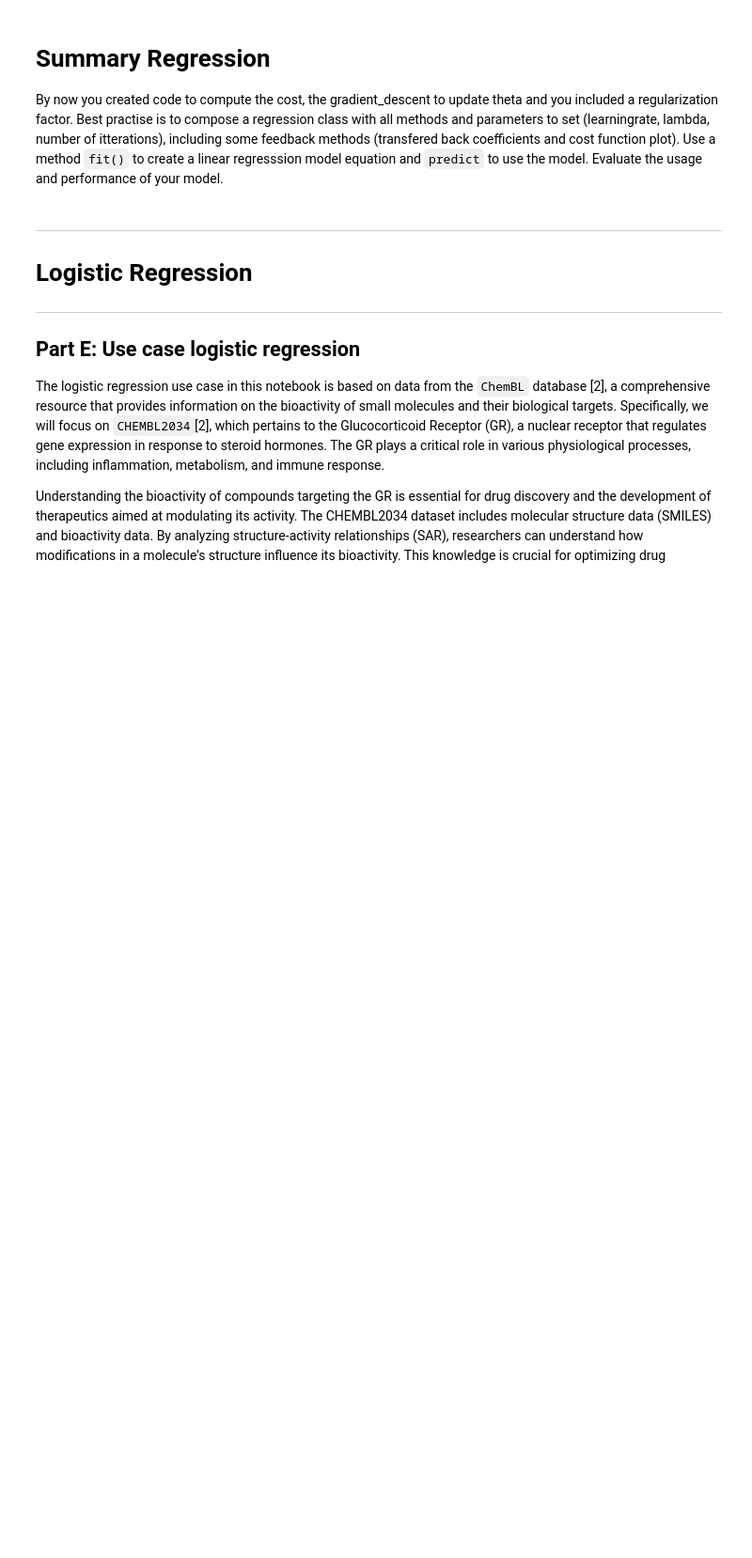
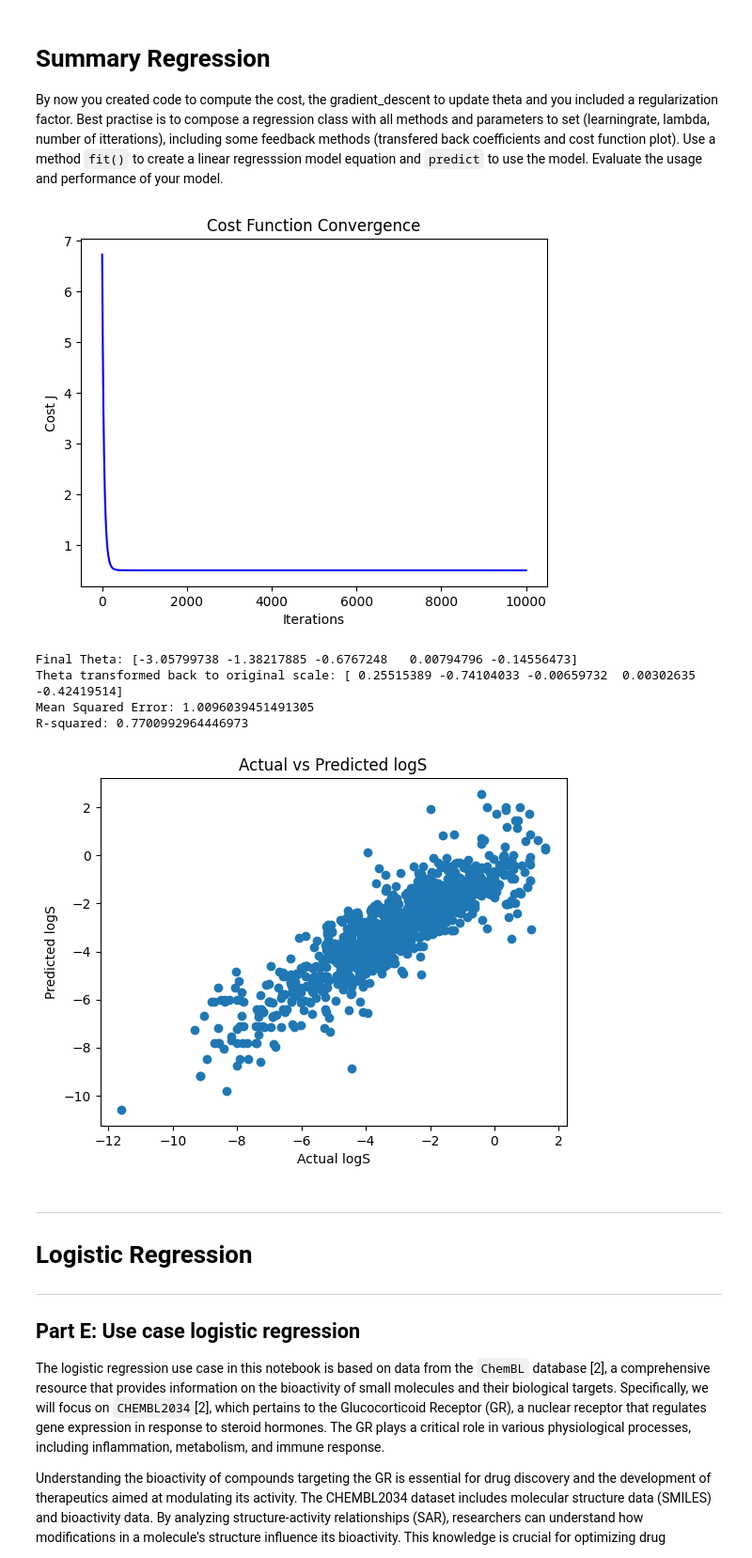
Before and after one commit to MaryEsmaeili/Regression, a Jupyter notebook: Assignment_Regression.ipynb, the cells around one changed output. Shown: that part at 94% size. Saved outputs shown, nothing was run; the diff lists cells and outputs as text; code cells hidden in the pictures; blank space fills up the shorter version.

```diff
--- a/Assignment_Regression.ipynb
+++ b/Assignment_Regression.ipynb
@@ -584,3 +806,52 @@ By now you created code to compute the cost, the gradient_descent to update thet
+# %%
+# Test class LinearRegressionWithRegularization
+# Load dataset for regression
+df_logS = pd.read_csv('https://raw.githubusercontent.com/dataprofessor/data/master/delaney_solubility_with_descriptors.csv')
+
+# Prepare data
+def data_preparation(data):
+    y = df_logS['logS'].values
+    X = df_logS.drop('logS', axis=1).values
+    return X, y
+
+X, y = data_preparation(df_logS)
+
+# Scale X
+scaler = StandardScaler()
+X_scaled = scaler.fit_transform(X)
+
+# Initialize and train the model
+model = LinearRegressionWithRegularization(alpha=0.01, lambda_=1.0, num_iters=10000)
+model.fit(X_scaled, y)
+
+# Plot cost function convergence
+model.plot_cost()
+
+# Print the final theta values
+print("Final Theta:", model.theta)
+print("Theta transformed back to original scale:", model.reverse_theta(scaler))
+
+# Evaluate model performance
+mse, r2 = model.evaluate(X_scaled, y)
+print(f"Mean Squared Error: {mse}")
+print(f"R-squared: {r2}")
+
+# Make predictions on new data
+y_pred = model.predict(X_scaled)
+
+# Plot actual vs predicted values
+plt.scatter(y, y_pred)
+plt.xlabel("Actual logS")
+plt.ylabel("Predicted logS")
+plt.title("Actual vs Predicted logS")
+plt.show()
+# %% [output]
+[figure, added]
+Final Theta: [-3.05799738 -1.38217885 -0.6767248   0.00794796 -0.14556473]
+Theta transformed back to original scale: [ 0.25515389 -0.74104033 -0.00659732  0.00302635 -0.42419514]
+Mean Squared Error: 1.0096039451491305
+R-squared: 0.7700992964446973
+[figure, added]
 # %% [markdown]
 ---
 # Logistic Regression
```
Also changed, not shown: parts of 10 cells of this notebook.
